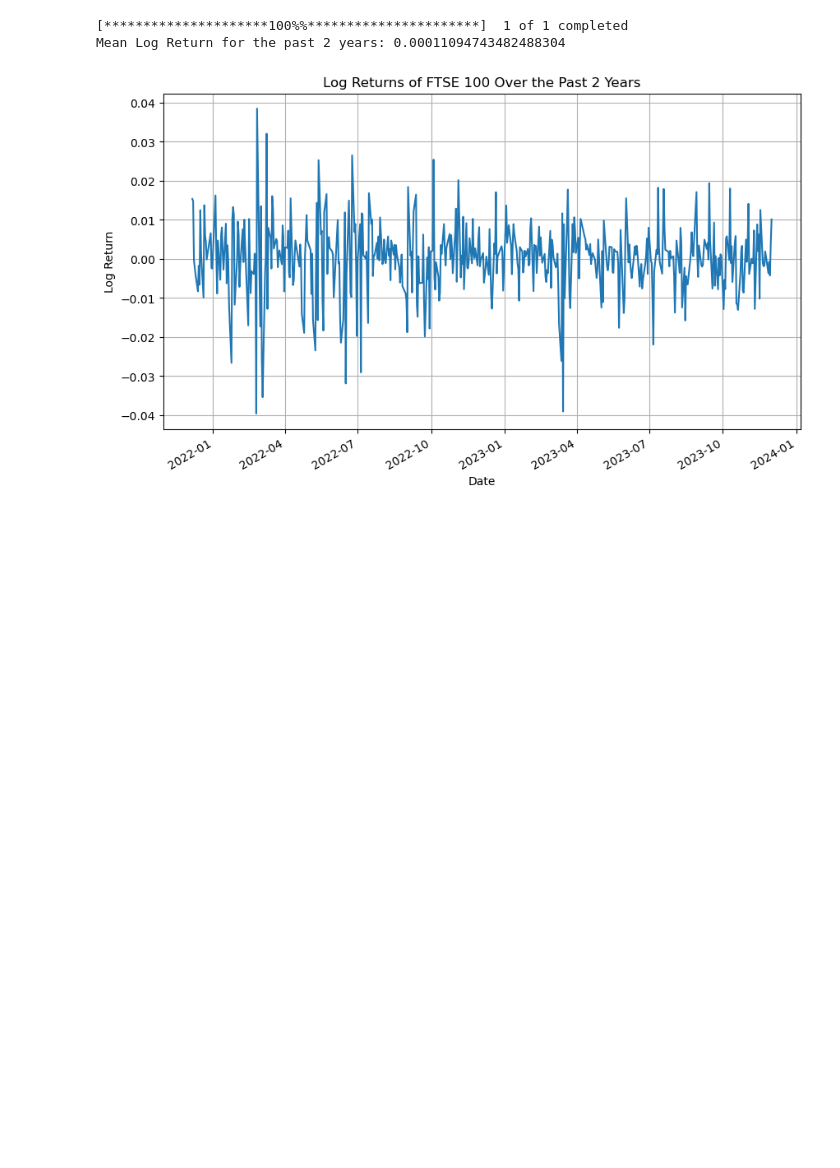
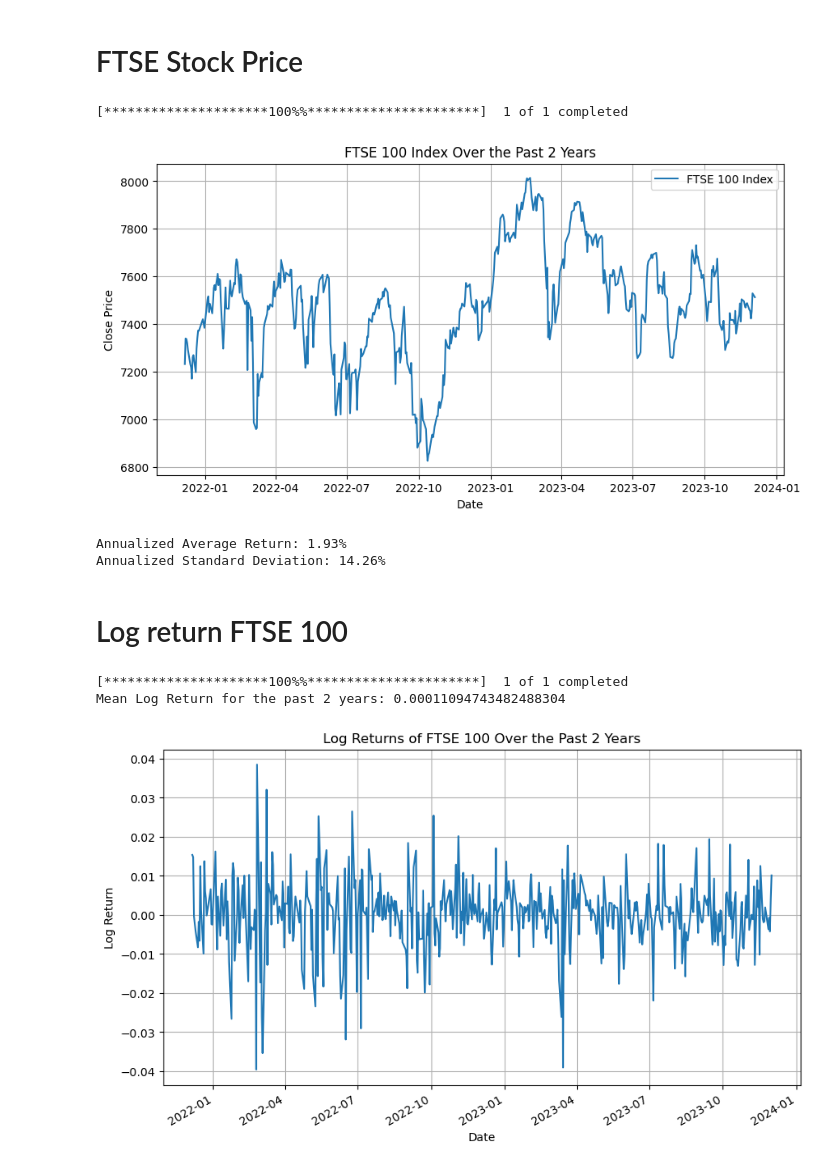
Before and after one commit to NuKa-CoLaa/CMF_Python, a Jupyter notebook: CMF_Assignment.ipynb, the cells around one changed output. Drawn from its saved outputs; the diff is of its cells as text; code cells hidden in the pictures; blank space fills up the shorter version.

```diff
--- a/CMF_Assignment.ipynb
+++ b/CMF_Assignment.ipynb
@@ -132,3 +102,53 @@ Annualized Standard Deviation: 14.32%
+# %% [markdown]
+# FTSE Stock Price
+# %%
+import yfinance as yf
+import matplotlib.pyplot as plt
+from datetime import datetime, timedelta
+import numpy as np
+
+# Set the ticker symbol and the date range
+ticker_symbol = "^FTSE"
+end_date = datetime.now()
+start_date = end_date - timedelta(days=2*365)  # approximately 2 years
+
+# Fetch historical data
+ftse_data = yf.download(ticker_symbol, start=start_date, end=end_date)
+
+# Check if data is retrieved
+if ftse_data.empty:
+    print("No data retrieved for FTSE 100 Index. Please check the ticker symbol and try again.")
+else:
+    # Plotting the data
+    plt.figure(figsize=(10, 5))
+    plt.plot(ftse_data['Close'], label='FTSE 100 Index')
+    plt.title('FTSE 100 Index Over the Past 2 Years')
+    plt.xlabel('Date')
+    plt.ylabel('Close Price')
+    plt.legend()
+    plt.grid(True)
+    plt.show()
+
+    # Calculate daily returns
+    ftse_data['Daily Return'] = ftse_data['Close'].pct_change()
+
+    # Calculate annualized average return (CAGR)
+    total_return = ftse_data['Close'][-1] / ftse_data['Close'][0] - 1
+    years = (ftse_data.index[-1] - ftse_data.index[0]).days / 365.25
+    annualized_return = (1 + total_return) ** (1 / years) - 1
+
+    # Calculate annualized standard deviation
+    annualized_std_dev = np.std(ftse_data['Daily Return'].dropna()) * np.sqrt(252)  # Assuming 252 trading days in a year
+
+    print(f"Annualized Average Return: {annualized_return * 100:.2f}%")
+    print(f"Annualized Standard Deviation: {annualized_std_dev * 100:.2f}%")
+# %% [output]
+[*********************100%%**********************]  1 of 1 completed
+[figure, added]
+Annualized Average Return: 1.93%
+Annualized Standard Deviation: 14.26%
+# %% [markdown]
+# Log return FTSE 100
 # %%
 
 
```
Also changed, not shown: parts of 15 cells of this notebook.
